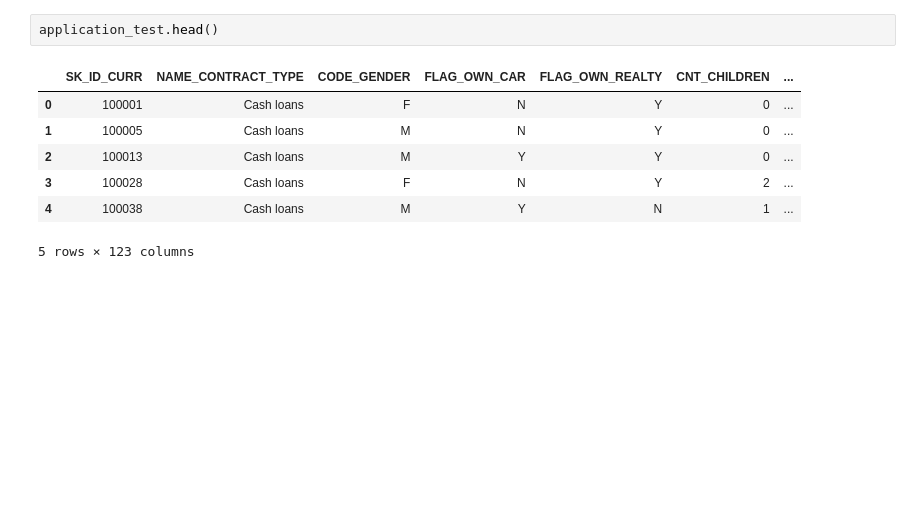
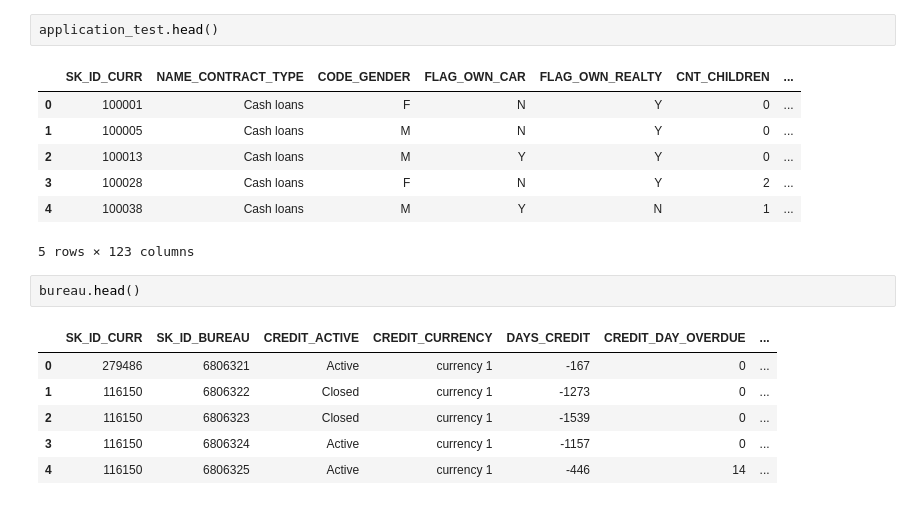
Before and after one commit to mhs10031990/Hands_on, a Jupyter notebook: CRA_Data_Visualization.ipynb, the cells around one changed output. Cells and saved outputs as stored; diff of their text form; blank space fills up the shorter version.

```diff
--- a/CRA_Data_Visualization.ipynb
+++ b/CRA_Data_Visualization.ipynb
@@ -108,3 +108,12 @@ application_test.head()
 | 3 | 100028 | Cash loans | F | N | Y | 2 | ... |
 | 4 | 100038 | Cash loans | M | Y | N | 1 | ... |
 5 rows × 123 columns
+# %%
+bureau.head()
+# %% [output]
+|  | SK_ID_CURR | SK_ID_BUREAU | CREDIT_ACTIVE | CREDIT_CURRENCY | DAYS_CREDIT | CREDIT_DAY_OVERDUE | ... |
+| 0 | 279486 | 6806321 | Active | currency 1 | -167 | 0 | ... |
+| 1 | 116150 | 6806322 | Closed | currency 1 | -1273 | 0 | ... |
+| 2 | 116150 | 6806323 | Closed | currency 1 | -1539 | 0 | ... |
+| 3 | 116150 | 6806324 | Active | currency 1 | -1157 | 0 | ... |
+| 4 | 116150 | 6806325 | Active | currency 1 | -446 | 14 | ... |
```
Also changed, not shown: parts of 5 cells of this notebook.
